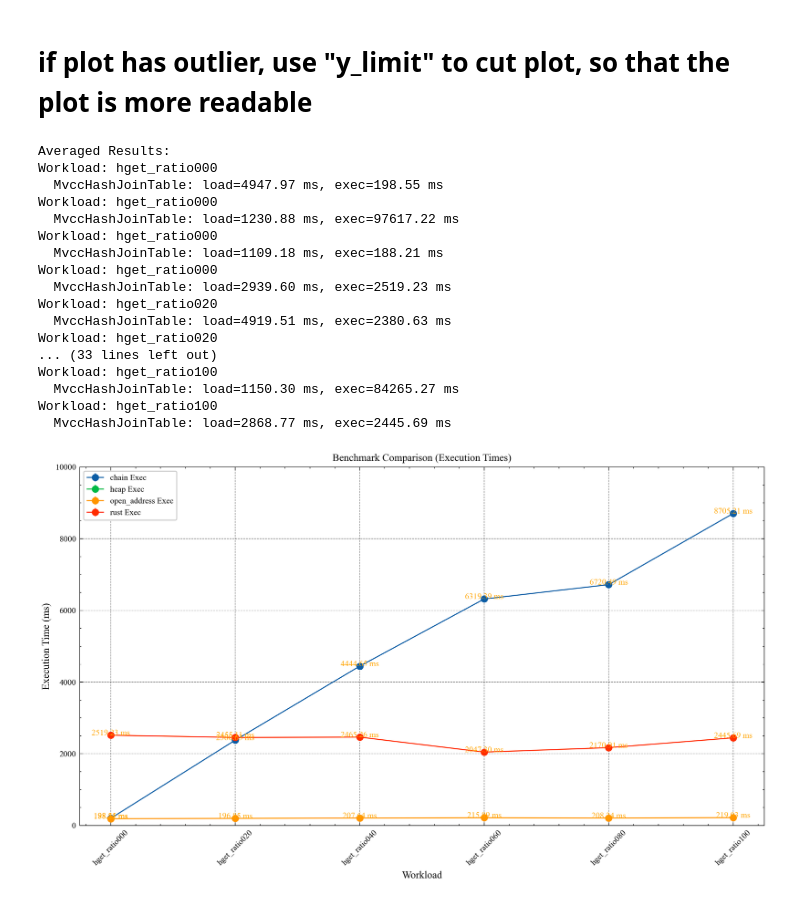
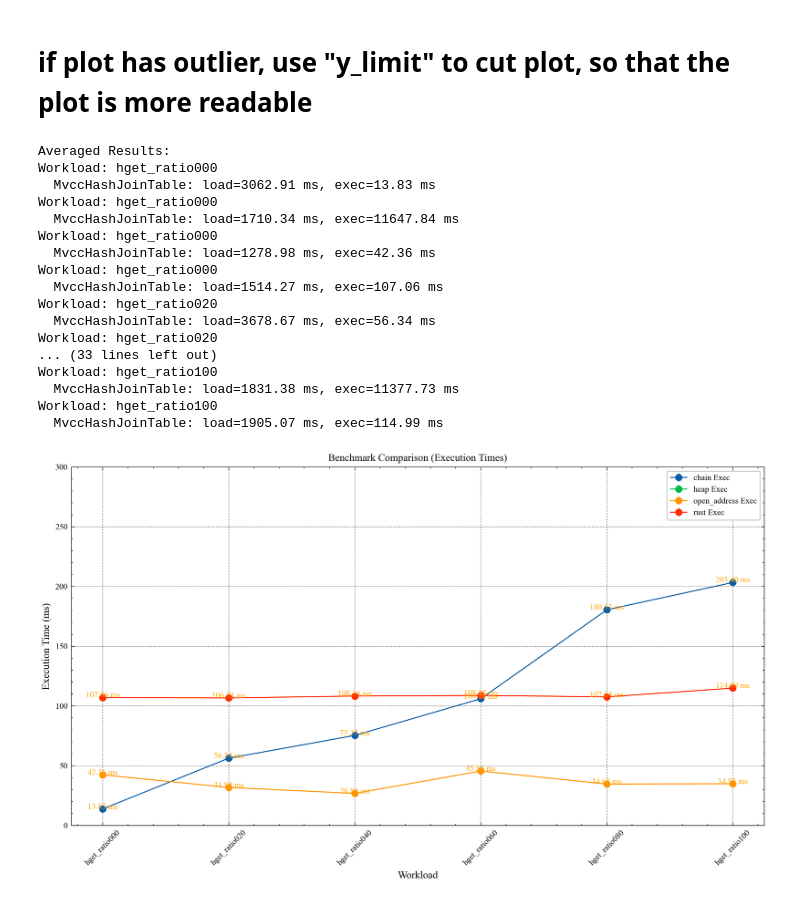
Before and after one commit to mallang/FosterBtree, a Jupyter notebook: benches/hash_join/get_multiversion/hash_join_get_benchmark.ipynb, the cells around one changed output. Cells and saved outputs as stored; diff of their text form; code cells hidden in the pictures.

```diff
--- a/benches/hash_join/get_multiversion/hash_join_get_benchmark.ipynb
+++ b/benches/hash_join/get_multiversion/hash_join_get_benchmark.ipynb
@@ -34,7 +34,7 @@ print("Running gen_data_multiversion.py...")
 subprocess.run([
     'python3', './gen_py/gen_data_multiversion.py',
     '-o', os.path.join(csv_dir, 'data_multiversion.csv'),
-    '-n', '100000', '-k', '100', '-p', '100', '-vmin', '800', '-vmax', '800', '-s', '500',
+    '-n', '100000', '-k', '100', '-p', '8', '-vmin', '892', '-vmax', '892', '-s', '500',
     '-vc', '10'
 ], check=True)
 print("data_multiversion.csv generated.")
@@ -633,48 +623,48 @@ for i, row in stats.iterrows():
 # 1) Plot Execution Times Comparison
 
 plt.figure(figsize=(10,6))
-y_limit = 10000
+y_limit = 300
 plt.ylim(0, y_limit)
 bar_width = 0.2
 workloads = stats['workload'].unique()
 X = range(len(workloads))
 
 for hash_join_table_type, group in stats.groupby('hash_join_table_type'):
     plt.errorbar(X, group['hj_exec_mean_ms'], yerr=group['hj_exec_std']/1_000_000, fmt='o-', label=f'{hash_join_table_type} Exec')
 
 plt.xticks(X, workloads, rotation=45)
 plt.xlabel('Workload')
 plt.ylabel('Execution Time (ms)')
 plt.title('Benchmark Comparison (Execution Times)')
 plt.legend()
 
 for i, workload in enumerate(workloads):
     for hash_join_table_type, group in stats.groupby('hash_join_table_type'):
         y_val = group[group['workload'] == workload]['hj_exec_mean_ms'].values[0]
         if y_val < y_limit:
             plt.text(i, y_val + 0.05, f"{y_val:.2f} ms", ha='center', color='orange')
 
 plt.tight_layout()
 plt.show()
 # %% [output]
 Averaged Results:
 Workload: hget_ratio000
-  MvccHashJoinTable: load=4947.97 ms, exec=198.55 ms
+  MvccHashJoinTable: load=3062.91 ms, exec=13.83 ms
 Workload: hget_ratio000
-  MvccHashJoinTable: load=1230.88 ms, exec=97617.22 ms
+  MvccHashJoinTable: load=1710.34 ms, exec=11647.84 ms
 Workload: hget_ratio000
-  MvccHashJoinTable: load=1109.18 ms, exec=188.21 ms
+  MvccHashJoinTable: load=1278.98 ms, exec=42.36 ms
 Workload: hget_ratio000
-  MvccHashJoinTable: load=2939.60 ms, exec=2519.23 ms
+  MvccHashJoinTable: load=1514.27 ms, exec=107.06 ms
 Workload: hget_ratio020
-  MvccHashJoinTable: load=4919.51 ms, exec=2380.63 ms
+  MvccHashJoinTable: load=3678.67 ms, exec=56.34 ms
 Workload: hget_ratio020
 ... (33 lines left out)
 Workload: hget_ratio100
-  MvccHashJoinTable: load=1150.30 ms, exec=84265.27 ms
+  MvccHashJoinTable: load=1831.38 ms, exec=11377.73 ms
 Workload: hget_ratio100
-  MvccHashJoinTable: load=2868.77 ms, exec=2445.69 ms
+  MvccHashJoinTable: load=1905.07 ms, exec=114.99 ms
-[figure, old version]
+[figure, new version]
 # %%
 import os
 import subprocess
```
Also changed, not shown: parts of 4 cells of this notebook, 10 other files.
